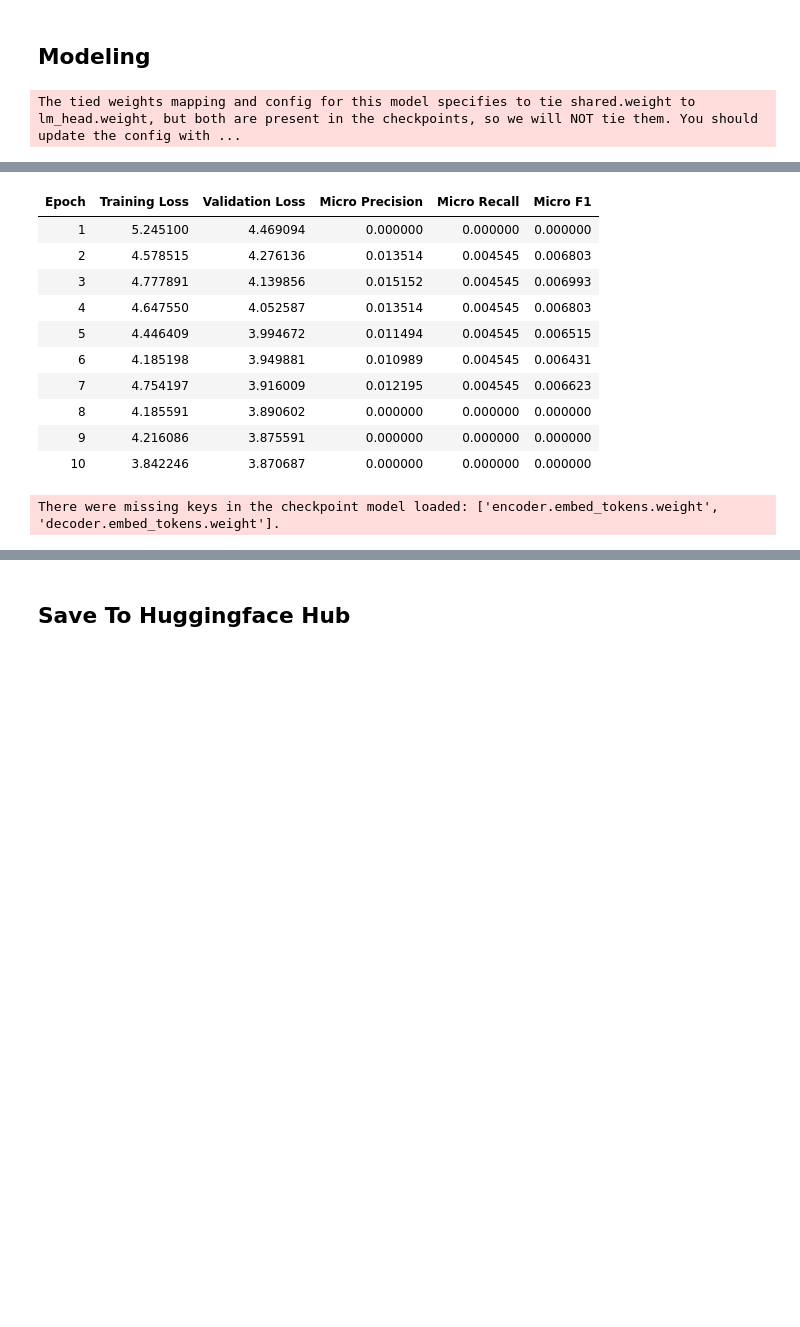
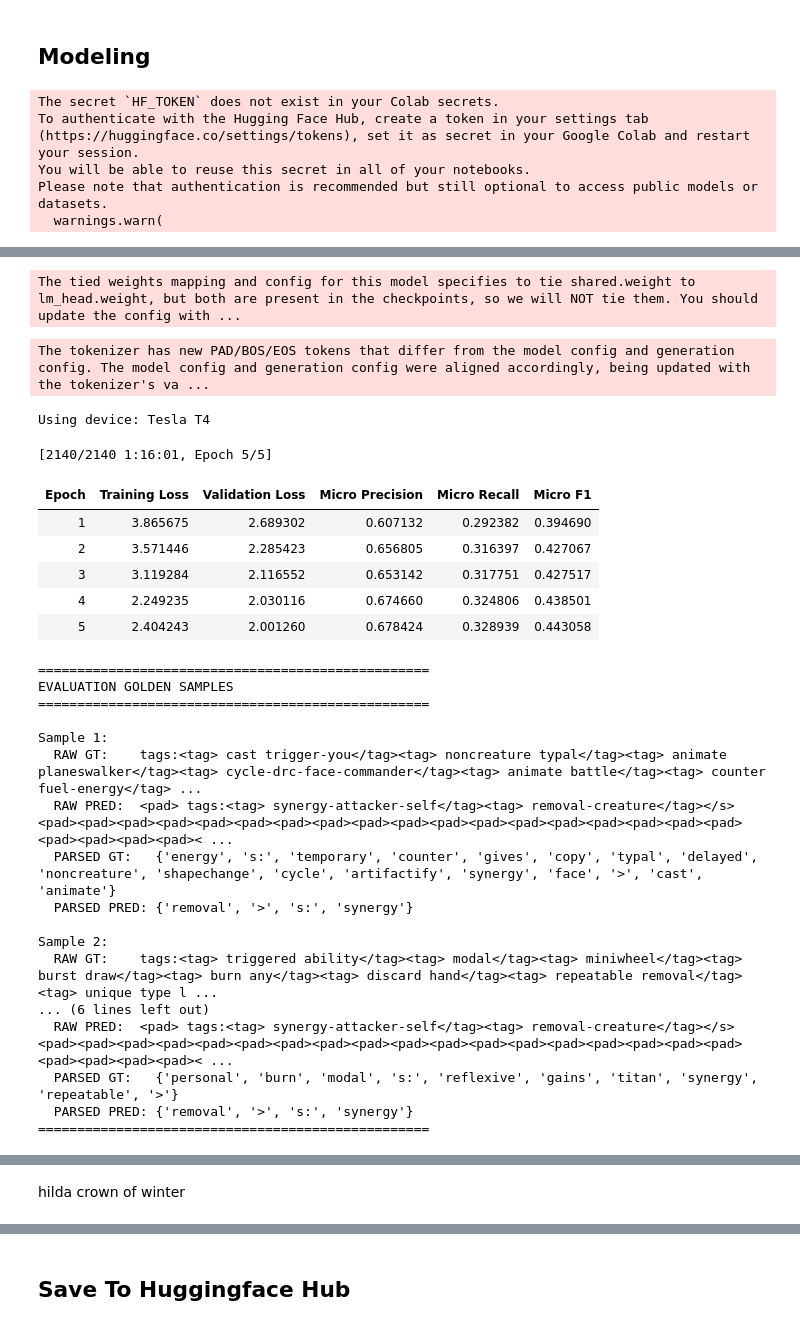
Before and after one commit to ncruickshank/scryfall-llm-sandbox, a Jupyter notebook: notebooks/scryfall_tag_multi-lab_class.ipynb, the cells around one changed output, grey strips where cells are left out. Cells and saved outputs as stored; diff of their text form; code cells hidden in the pictures; blank space fills up the shorter version.

Commit message:
return from training on 5 epochs in g colab

```diff
--- a/notebooks/scryfall_tag_multi-lab_class.ipynb
+++ b/notebooks/scryfall_tag_multi-lab_class.ipynb
@@ -100,7 +127,12 @@ tagger.train(
     learning_rate = LEARNING_RATE,
     weight_decay = WEIGHT_DECAY,
     generation_max_length = GENERATION_MAX_LENGTH,
-    generation_num_beams = GENERATION_NUM_BEAMS
+    generation_num_beams = GENERATION_NUM_BEAMS,
+    output_dir = f'{PROJECT_PATH}/models/scryfall_auto_tagger'
 )
 # %% [output]
-The tied weights mapping and config for this model specifies to tie shared.weight to lm_head.weight, but both are present in the checkpoints, so we will NOT tie them. You should update the config with ...
+The secret `HF_TOKEN` does not exist in your Colab secrets.
+To authenticate with the Hugging Face Hub, create a token in your settings tab (https://huggingface.co/settings/tokens), set it as secret in your Google Colab and restart your session.
+You will be able to reuse this secret in all of your notebooks.
+Please note that authentication is recommended but still optional to access public models or datasets.
+  warnings.warn(
@@ -108,12 +141,27 @@ The tied weights mapping and config for this model specifies to tie shared.weigh
+The tied weights mapping and config for this model specifies to tie shared.weight to lm_head.weight, but both are present in the checkpoints, so we will NOT tie them. You should update the config with ...
+The tokenizer has new PAD/BOS/EOS tokens that differ from the model config and generation config. The model config and generation config were aligned accordingly, being updated with the tokenizer's va ...
+Using device: Tesla T4
+[2140/2140 1:16:01, Epoch 5/5]
 | Epoch | Training Loss | Validation Loss | Micro Precision | Micro Recall | Micro F1 |
-| 1 | 5.245100 | 4.469094 | 0.000000 | 0.000000 | 0.000000 |
-| 2 | 4.578515 | 4.276136 | 0.013514 | 0.004545 | 0.006803 |
-| 3 | 4.777891 | 4.139856 | 0.015152 | 0.004545 | 0.006993 |
-| 4 | 4.647550 | 4.052587 | 0.013514 | 0.004545 | 0.006803 |
-| 5 | 4.446409 | 3.994672 | 0.011494 | 0.004545 | 0.006515 |
-| 6 | 4.185198 | 3.949881 | 0.010989 | 0.004545 | 0.006431 |
-| 7 | 4.754197 | 3.916009 | 0.012195 | 0.004545 | 0.006623 |
-| 8 | 4.185591 | 3.890602 | 0.000000 | 0.000000 | 0.000000 |
-| 9 | 4.216086 | 3.875591 | 0.000000 | 0.000000 | 0.000000 |
-| 10 | 3.842246 | 3.870687 | 0.000000 | 0.000000 | 0.000000 |
+| 1 | 3.865675 | 2.689302 | 0.607132 | 0.292382 | 0.394690 |
+| 2 | 3.571446 | 2.285423 | 0.656805 | 0.316397 | 0.427067 |
+| 3 | 3.119284 | 2.116552 | 0.653142 | 0.317751 | 0.427517 |
+| 4 | 2.249235 | 2.030116 | 0.674660 | 0.324806 | 0.438501 |
+| 5 | 2.404243 | 2.001260 | 0.678424 | 0.328939 | 0.443058 |
-There were missing keys in the checkpoint model loaded: ['encoder.embed_tokens.weight', 'decoder.embed_tokens.weight'].
+==================================================
+EVALUATION GOLDEN SAMPLES
+==================================================
+
+Sample 1:
+  RAW GT:    tags:<tag> cast trigger-you</tag><tag> noncreature typal</tag><tag> animate planeswalker</tag><tag> cycle-drc-face-commander</tag><tag> animate battle</tag><tag> counter fuel-energy</tag> ...
+  RAW PRED:  <pad> tags:<tag> synergy-attacker-self</tag><tag> removal-creature</tag></s><pad><pad><pad><pad><pad><pad><pad><pad><pad><pad><pad><pad><pad><pad><pad><pad><pad><pad><pad><pad><pad><pad>< ...
+  PARSED GT:   {'energy', 's:', 'temporary', 'counter', 'gives', 'copy', 'typal', 'delayed', 'noncreature', 'shapechange', 'cycle', 'artifactify', 'synergy', 'face', '>', 'cast', 'animate'}
+  PARSED PRED: {'removal', '>', 's:', 'synergy'}
+
+Sample 2:
+  RAW GT:    tags:<tag> triggered ability</tag><tag> modal</tag><tag> miniwheel</tag><tag> burst draw</tag><tag> burn any</tag><tag> discard hand</tag><tag> repeatable removal</tag><tag> unique type l ...
+... (6 lines left out)
+  RAW PRED:  <pad> tags:<tag> synergy-attacker-self</tag><tag> removal-creature</tag></s><pad><pad><pad><pad><pad><pad><pad><pad><pad><pad><pad><pad><pad><pad><pad><pad><pad><pad><pad><pad><pad><pad>< ...
+  PARSED GT:   {'personal', 'burn', 'modal', 's:', 'reflexive', 'gains', 'titan', 'synergy', 'repeatable', '>'}
+  PARSED PRED: {'removal', '>', 's:', 'synergy'}
+==================================================
@@ -120,3 +236,5 @@ There were missing keys in the checkpoint model loaded: ['encoder.embed_tokens.w
+# %% [markdown]
+hilda crown of winter
 # %%
 # Usage:
 # Assuming 'tagger' is your FineTuneLLM instance
```
Also changed, not shown: parts of 13 cells of this notebook, 3 other files.
